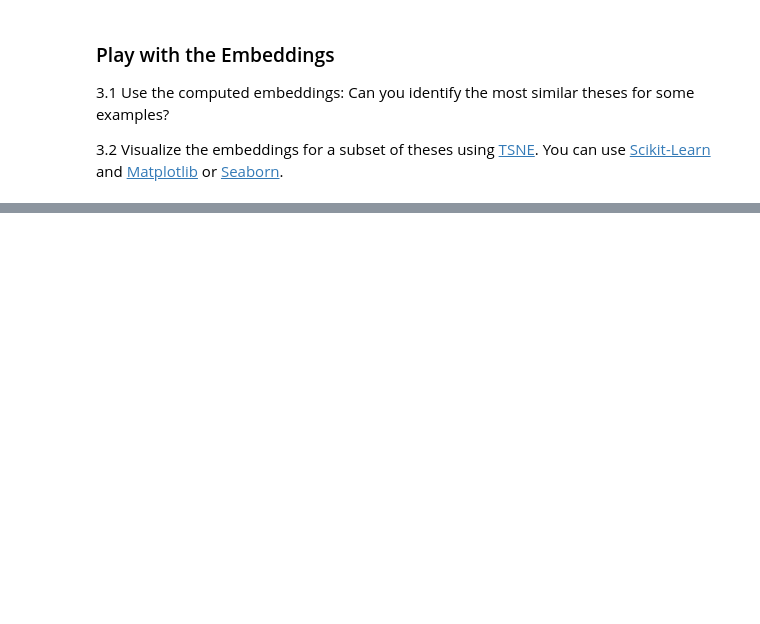
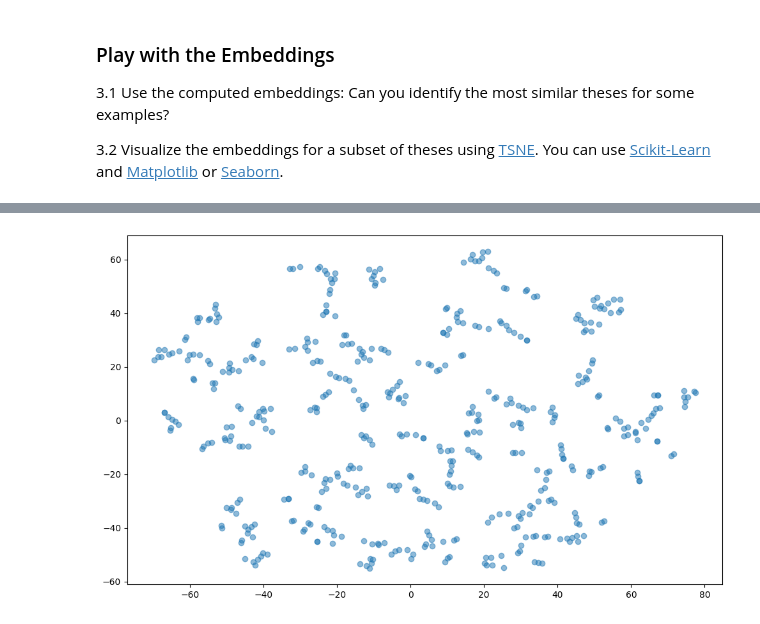
Before and after one commit to anOatFlake/seqlrn-assignments, a Jupyter notebook: 4-nnet/1-word2vec.ipynb, the cells around one changed output, grey strips where cells are left out. Drawn from its saved outputs; the diff is of its cells as text; code cells hidden in the pictures; blank space fills up the shorter version.

```diff
--- a/4-nnet/1-word2vec.ipynb
+++ b/4-nnet/1-word2vec.ipynb
@@ -177,6 +224,38 @@ NameError: name 'Variable' is not defined
 
 ### YOUR CODE HERE
 
+import numpy as np
+from sklearn.manifold import TSNE
 
+sample_size = 500
+sample_idx = np.random.choice(len(tokenized_data), sample_size)
+samples = [tokenized_data[idx] for idx in sample_idx]
+
+# embedding of sample theses
+embeddings = []
+for title in samples:
+    title_embedding = torch.zeros(embedding_dims)
+    for word in title:
+        title_mat = torch.matmul(W1,get_input_layer(word2idx[word])).detach()
+        title_embedding += title_mat.numpy()
+    embeddings.append(title_embedding)
+
+# tsne
+tsne = TSNE(n_components=2, perplexity=embedding_dims).fit_transform(np.array(embeddings))
+
+# loop
+similarities = []
+for i_idx in range(0, sample_size):
+    for j_idx in range(i_idx+1, sample_size):
+        score = np.dot(tsne[i_idx], tsne[j_idx])
+        similarities.append((i_idx, j_idx, score))
+similarities.sort(reverse=True, key=lambda x: x[2])
+
+# print findings
+for i_idx, j_idx, score in similarities[0:10]:
+    print(i_idx, j_idx, score, ' ')
+    print(' '.join(tokenized_data[sample_idx[i_idx]]))
+    print(' '.join(tokenized_data[sample_idx[j_idx]]))
+    print('--------------')
 
 ### END YOUR CODE
@@ -183,8 +280,21 @@ NameError: name 'Variable' is not defined
 # %%
 ### TODO: 3.2 Visualize the samples in the 2D space.
 
 ### YOUR CODE HERE
 
+import matplotlib.pyplot as plt
+# Extract indices (dates) and scores from data
+indices1 = [s[0] for s in similarities]
+indices2 = [s[1] for s in similarities]
+scores = [s[2] for s in similarities]
 
+# Plot the graph
+plt.figure(figsize=(10, 6))
+
+plt.scatter(tsne[:, 0], tsne[:, 1], alpha=0.5)
+plt.tight_layout()
+plt.show()
 
 ### END YOUR CODE
+# %% [output]
+[figure, added]
```
Also changed, not shown: parts of 6 cells of this notebook.
